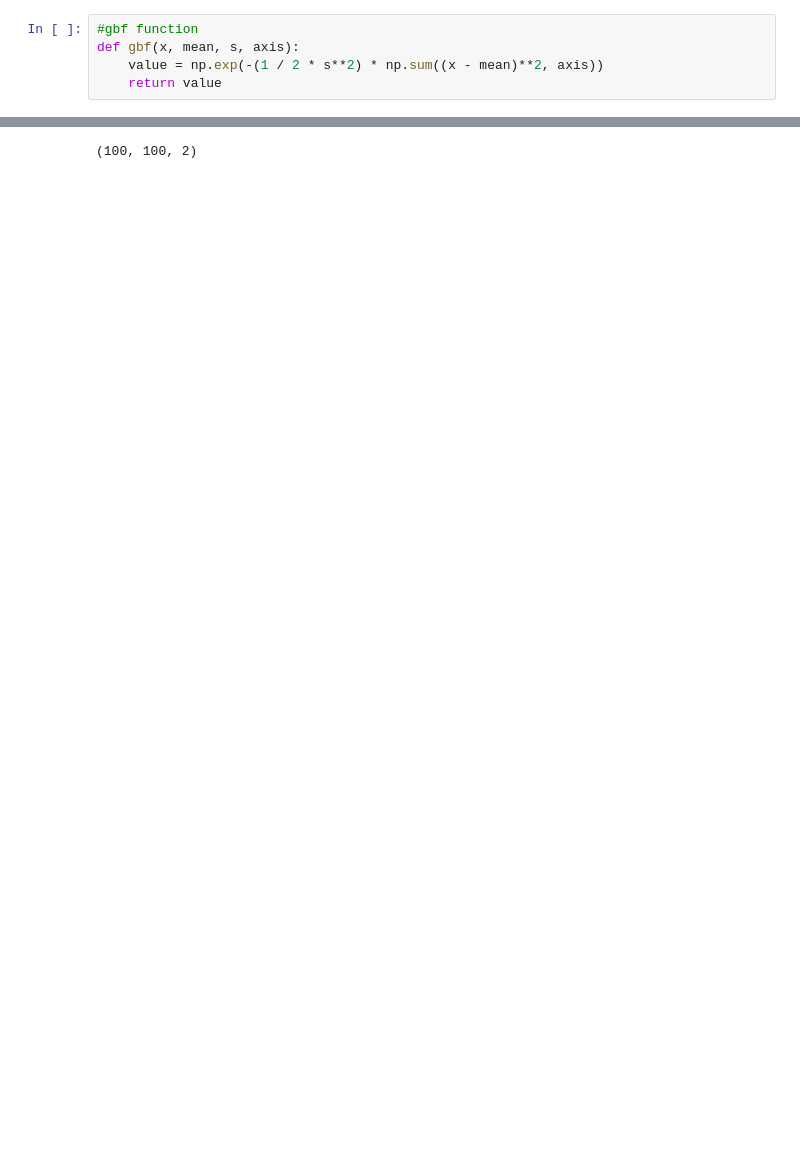
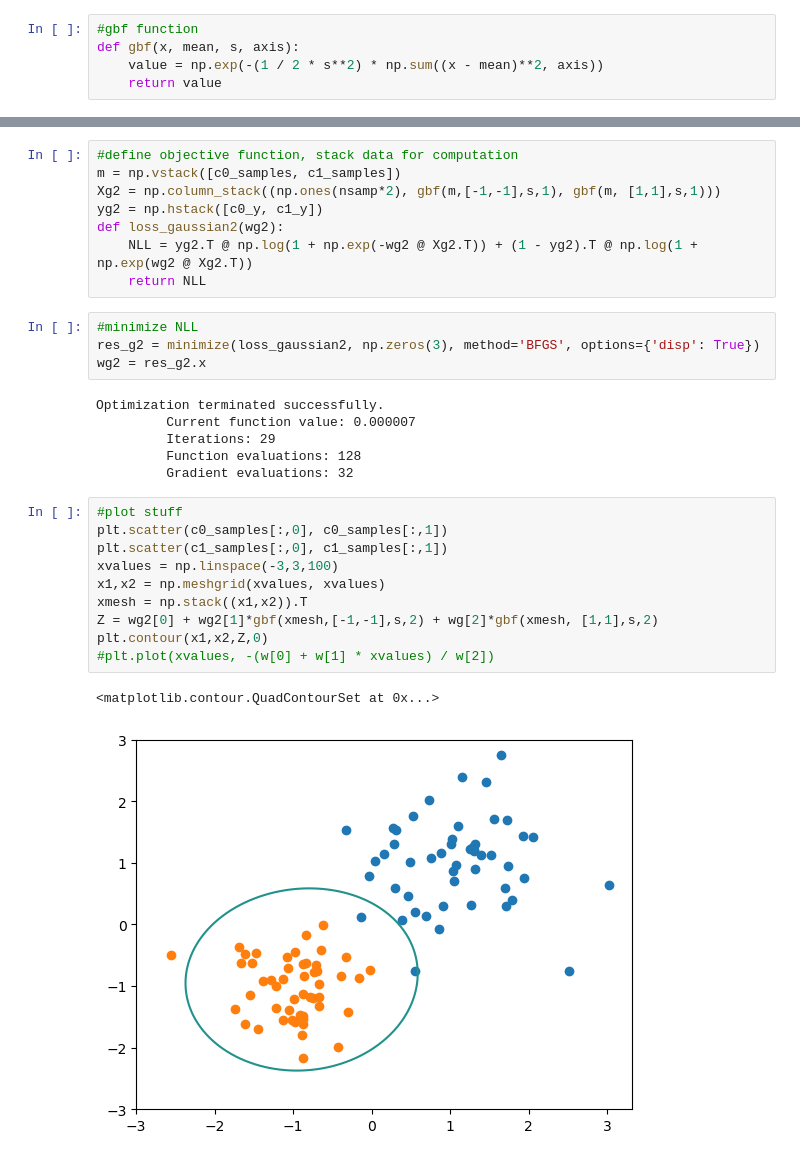
Before and after one commit to asaha1203/cx-4803, a Jupyter notebook: hw_7/hw_7_q3.ipynb, the cells around one changed output, grey strips where cells are left out. Cells and saved outputs as stored; diff of their text form; blank space fills up the shorter version.

```diff
--- a/hw_7/hw_7_q3.ipynb
+++ b/hw_7/hw_7_q3.ipynb
@@ -99,3 +97,31 @@ array([[-0.97563737, -0.96456289, -0.95455679, ..., -8.23367074,
 # %%
+#define objective function, stack data for computation
+m = np.vstack([c0_samples, c1_samples])
+Xg2 = np.column_stack((np.ones(nsamp*2), gbf(m,[-1,-1],s,1), gbf(m, [1,1],s,1)))
+yg2 = np.hstack([c0_y, c1_y])
+def loss_gaussian2(wg2):
+    NLL = yg2.T @ np.log(1 + np.exp(-wg2 @ Xg2.T)) + (1 - yg2).T @ np.log(1 + np.exp(wg2 @ Xg2.T))
+    return NLL
-# %% [output]
-(100, 100, 2)
+# %%
+#minimize NLL
+res_g2 = minimize(loss_gaussian2, np.zeros(3), method='BFGS', options={'disp': True})
+wg2 = res_g2.x
+# %% [output]
+Optimization terminated successfully.
+         Current function value: 0.000007
+         Iterations: 29
+         Function evaluations: 128
+         Gradient evaluations: 32
+# %%
+#plot stuff
+plt.scatter(c0_samples[:,0], c0_samples[:,1])
+plt.scatter(c1_samples[:,0], c1_samples[:,1])
+xvalues = np.linspace(-3,3,100)
+x1,x2 = np.meshgrid(xvalues, xvalues)
+xmesh = np.stack((x1,x2)).T
+Z = wg2[0] + wg2[1]*gbf(xmesh,[-1,-1],s,2) + wg[2]*gbf(xmesh, [1,1],s,2)
+plt.contour(x1,x2,Z,0)
+#plt.plot(xvalues, -(w[0] + w[1] * xvalues) / w[2])
+# %% [output]
+<matplotlib.contour.QuadContourSet at 0x...>
+[figure, added]
```
Also changed, not shown: parts of 9 cells of this notebook, 2 other files.
